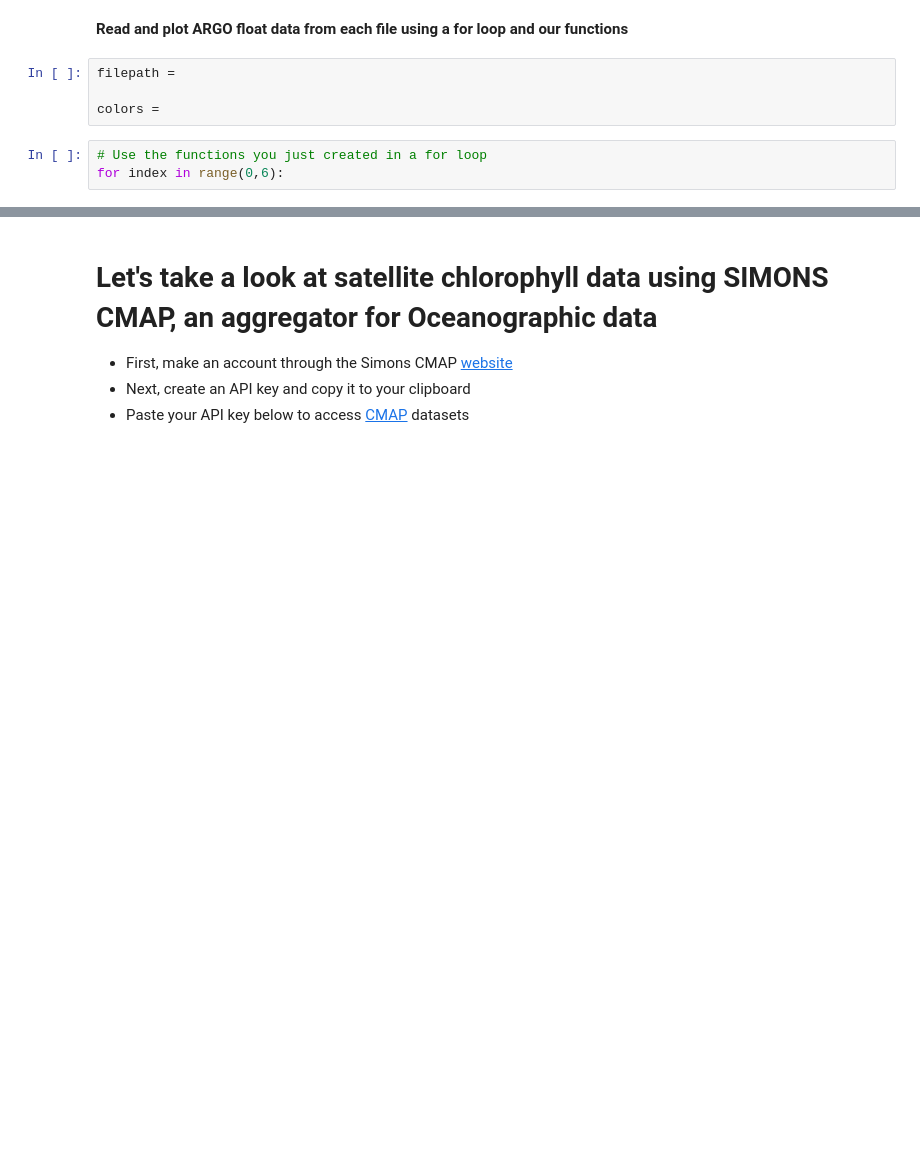
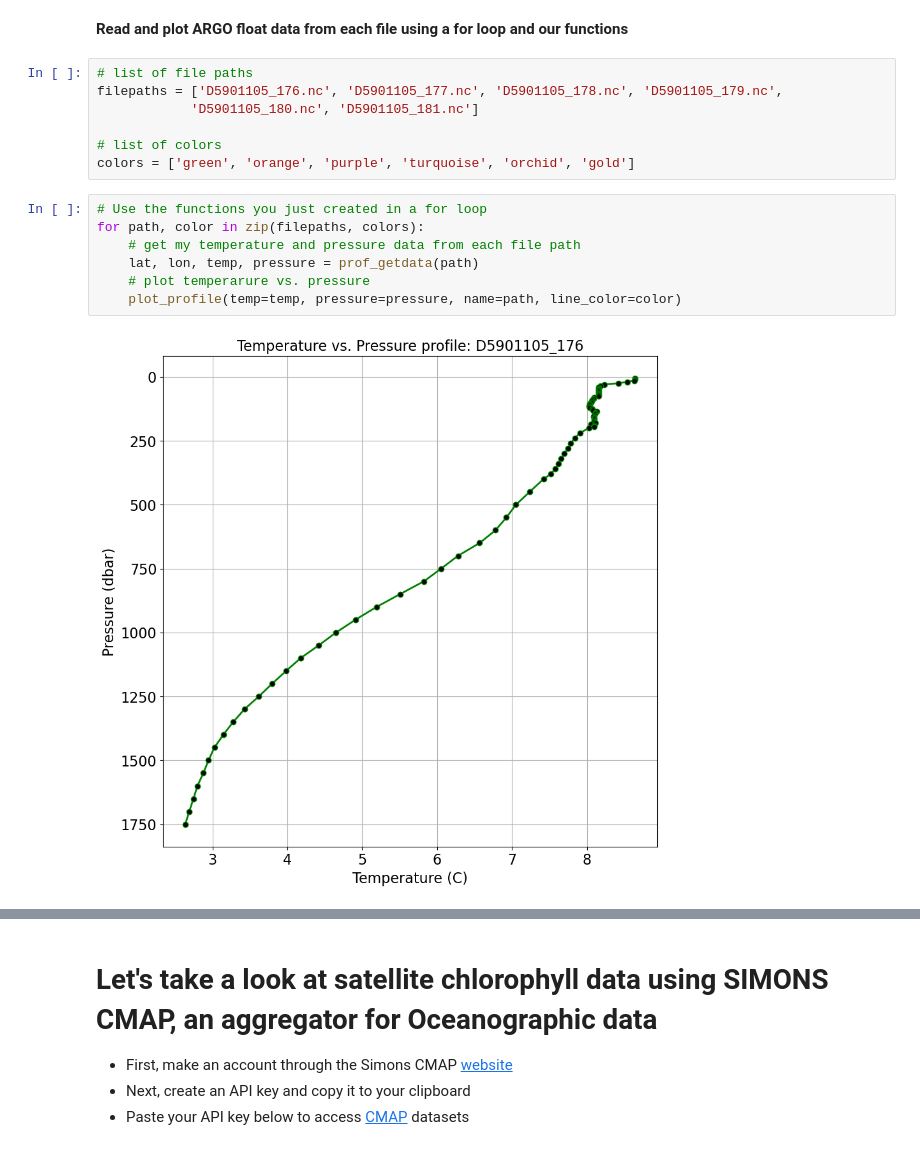
Before and after one commit to OCEAN-215-CLASS/week-10-live-demo-klqi, a Jupyter notebook: Week10_demo_starter.ipynb, the cells around one changed output, grey strips where cells are left out. Saved outputs shown, nothing was run; the diff lists cells and outputs as text; blank space fills up the shorter version.

```diff
--- a/Week10_demo_starter.ipynb
+++ b/Week10_demo_starter.ipynb
@@ -59,9 +118,18 @@ ax =
 # %% [markdown]
 **Read and plot ARGO float data from each file using a for loop and our functions**
 # %%
-filepath =
+# list of file paths
+filepaths = ['D5901105_176.nc', 'D5901105_177.nc', 'D5901105_178.nc', 'D5901105_179.nc',
+            'D5901105_180.nc', 'D5901105_181.nc']
 
-colors =
+# list of colors
+colors = ['green', 'orange', 'purple', 'turquoise', 'orchid', 'gold']
 # %%
 # Use the functions you just created in a for loop
-for index in range(0,6):
+for path, color in zip(filepaths, colors):
+    # get my temperature and pressure data from each file path
+    lat, lon, temp, pressure = prof_getdata(path)
+    # plot temperarure vs. pressure
+    plot_profile(temp=temp, pressure=pressure, name=path, line_color=color)
+# %% [output]
+[figure, added]
```
Also changed, not shown: parts of 6 cells of this notebook, 1 other file.
